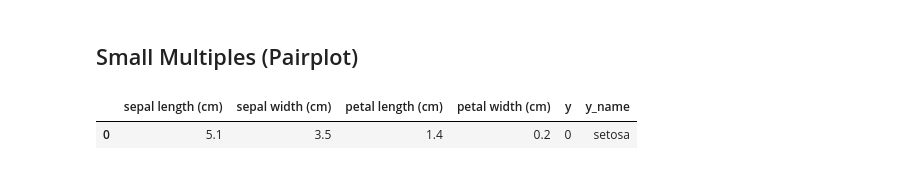
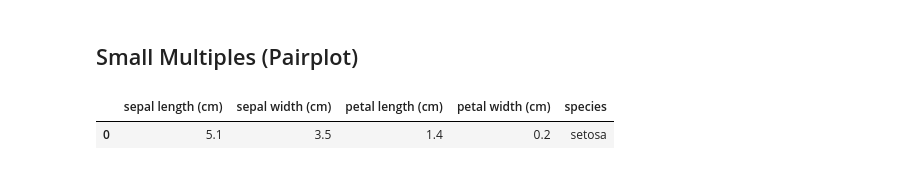
Before and after one commit to telos-lab/infoviz, a Jupyter notebook: notebooks/small-multiples.ipynb, the cells around one changed output. Saved outputs shown, nothing was run; the diff lists cells and outputs as text; code cells hidden in the pictures.

```diff
--- a/notebooks/small-multiples.ipynb
+++ b/notebooks/small-multiples.ipynb
@@ -7,6 +5,7 @@ from infoviz.utils import load_df
 # %%
-df = load_df("iris")
+df = sns.load_dataset("iris")
+df.columns = [" ".join(x.split("_")) + " (cm)" for x in df.columns[:-1]] + ["species"]
 df.head(1)
 # %% [output]
-|  | sepal length (cm) | sepal width (cm) | petal length (cm) | petal width (cm) | y | y_name |
-| 0 | 5.1 | 3.5 | 1.4 | 0.2 | 0 | setosa |
+|  | sepal length (cm) | sepal width (cm) | petal length (cm) | petal width (cm) | species |
+| 0 | 5.1 | 3.5 | 1.4 | 0.2 | setosa |
```
Also changed, not shown: parts of 3 cells of this notebook, 1 other file.
